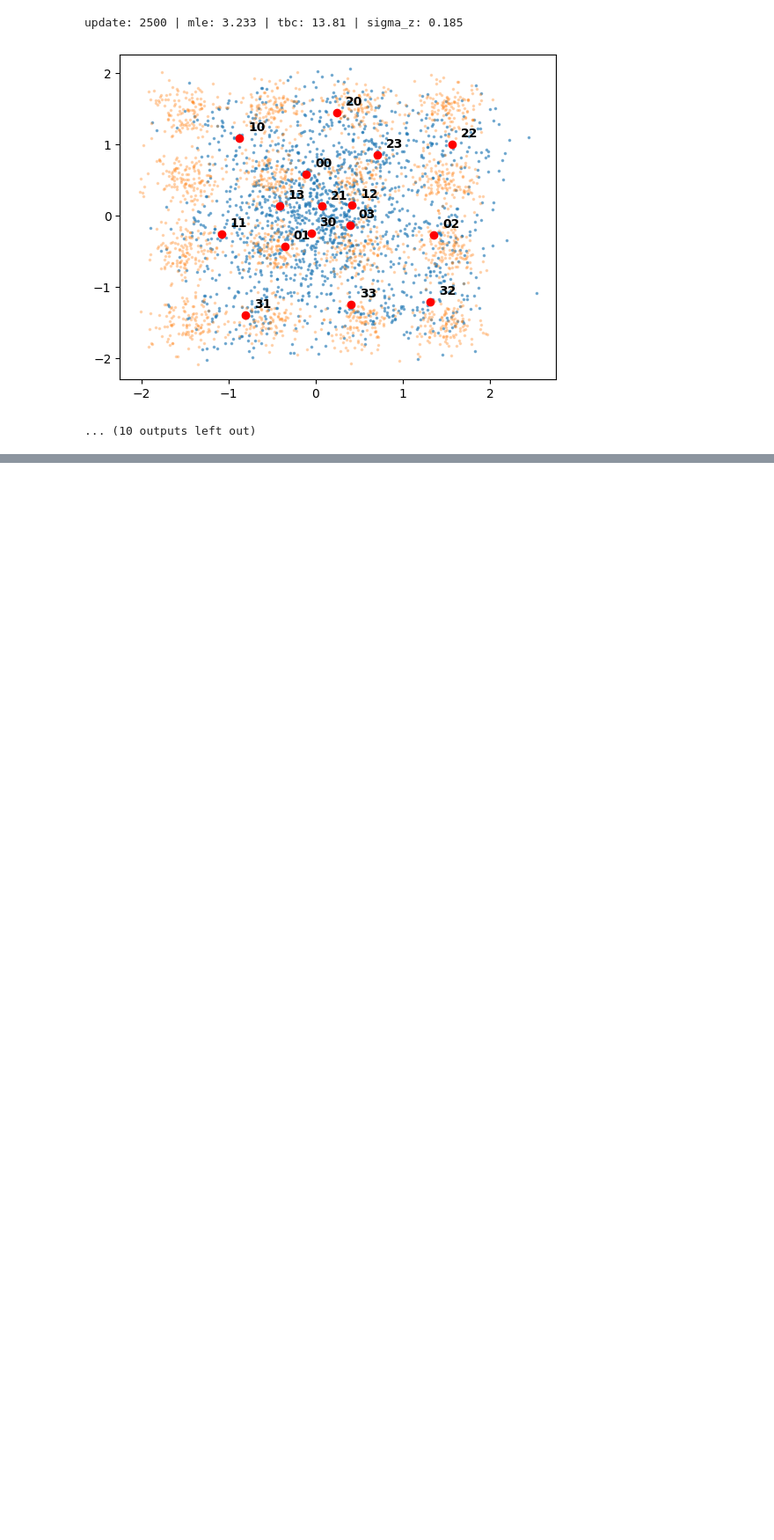
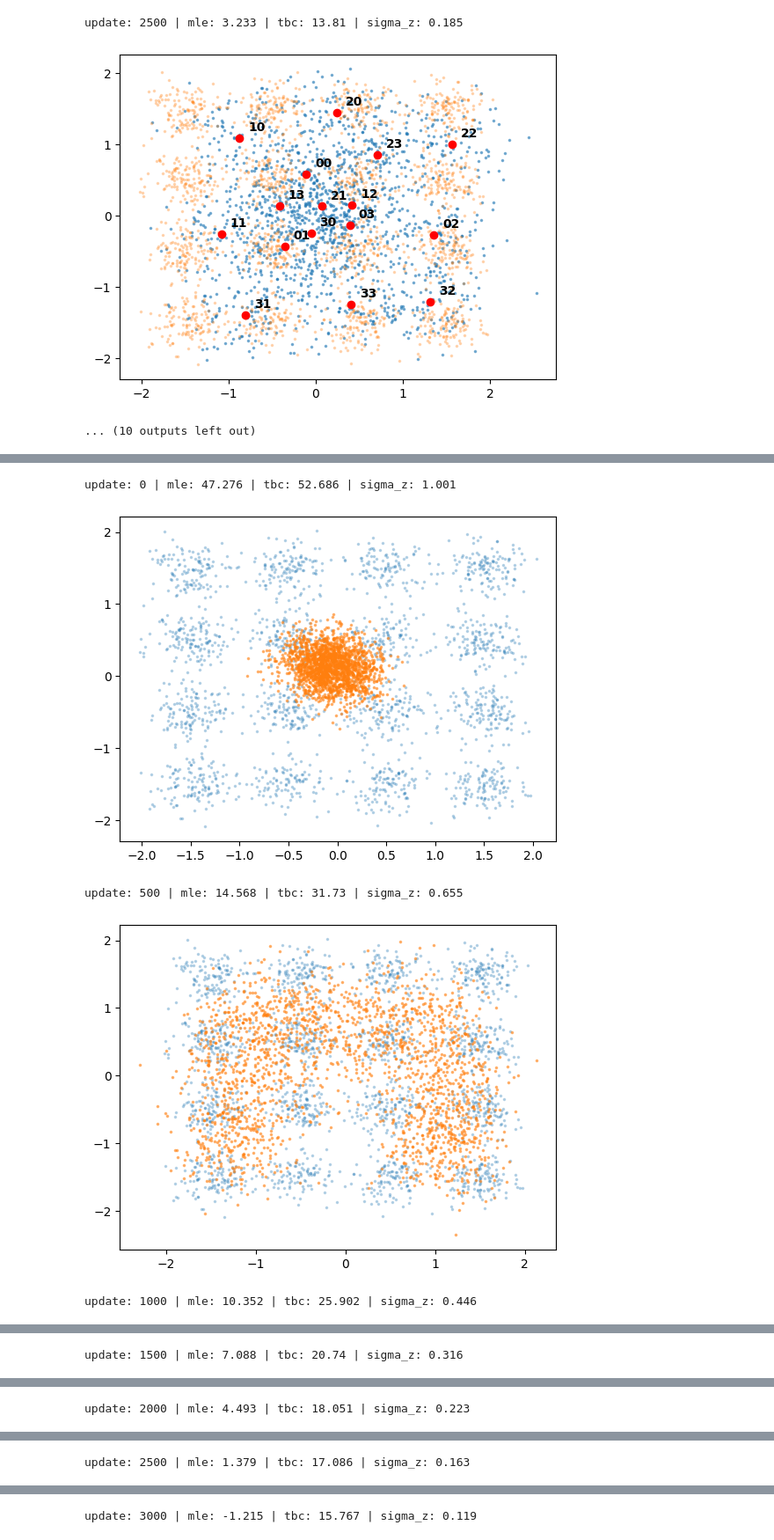
Before and after one commit to andrewnam/gfn_attractors, a Jupyter notebook: python/scripts/gaussians2d.ipynb, the cells around one changed output, grey strips where cells are left out. Shown at 88% size. Drawn from its saved outputs; the diff is of its cells as text; code cells hidden in the pictures; blank space fills up the shorter version.

Commit message:
Changed language model

```diff
--- a/python/scripts/gaussians2d.ipynb
+++ b/python/scripts/gaussians2d.ipynb
@@ -188,0 +349,48 @@ update: 2500 | mle: 3.233 | tbc: 13.81 | sigma_z: 0.185
+# %%
+def get_logp_w(w):
+    return (1 / (1 + w.argmax(-1))).log()
+# %%
+model = Model(dim_z=8, sd_x=sd, vocab_size=4).to(device)
+optimizer = optim.Adam(model.parameters(), lr=.001)
+max_length = 3
+# %%
+p_explore = .1
+d = einops.repeat(data, 'n x -> 2 n x')
+for update in trange(3001):
+    # M-step
+    with torch.no_grad():
+        z, w, logpb = model.sample_latents(data, max_length=max_length, p_explore=p_explore)
+    z, logpf_z = model.sample_z_w(w, z=z)
+    x, logpf_x = model.sample_x_z(z, x=data)
+    logpf = get_logp_w(w) + logpf_z + logpf_x
+    mle_loss = -logpf.mean()
+
+    # E-step
+    z, w, logpb = model.sample_latents(data, max_length=max_length, n=2, p_explore=p_explore)
+    with torch.no_grad():
+        z, logpf_z = model.sample_z_w(w, z=z)
+        x, logpf_x = model.sample_x_z(z, x=d)
+        logpf = get_logp_w(w) + logpf_z + logpf_x
+    tbc_loss = logpf[0] - logpb[0] - logpf[1] + logpb[1]
+    tbc_loss = (tbc_loss**2).mean()
+
+    loss = mle_loss + tbc_loss
+    loss.backward()
+    optimizer.step()
+    optimizer.zero_grad()
+
+    if update%500 == 0:
+        utils.kv_print(update=update, mle=mle_loss, tbc=tbc_loss, sigma_z=model.sigma_z)
+        with torch.no_grad():
+            z, w, logpb = model.sample_latents(data, max_length=max_length)
+            z, logpf_z = model.sample_z_w(w)
+            x, logpf_x = model.sample_x_z(z)
+        plt.scatter(*data.cpu().numpy().T, s=2.5, alpha=.25)
+        plt.scatter(*x.cpu().numpy().T, s=2.5, alpha=.5)
+        plt.show()
+# %% [output]
+update: 0 | mle: 47.276 | tbc: 52.686 | sigma_z: 1.001
+[figure, added]
+update: 500 | mle: 14.568 | tbc: 31.73 | sigma_z: 0.655
+[figure, added]
+update: 1000 | mle: 10.352 | tbc: 25.902 | sigma_z: 0.446
@@ -188,0 +398 @@ update: 2500 | mle: 3.233 | tbc: 13.81 | sigma_z: 0.185
+update: 1500 | mle: 7.088 | tbc: 20.74 | sigma_z: 0.316
@@ -188,0 +400 @@ update: 2500 | mle: 3.233 | tbc: 13.81 | sigma_z: 0.185
+update: 2000 | mle: 4.493 | tbc: 18.051 | sigma_z: 0.223
@@ -188,0 +402 @@ update: 2500 | mle: 3.233 | tbc: 13.81 | sigma_z: 0.185
+update: 2500 | mle: 1.379 | tbc: 17.086 | sigma_z: 0.163
@@ -188,0 +404 @@ update: 2500 | mle: 3.233 | tbc: 13.81 | sigma_z: 0.185
+update: 3000 | mle: -1.215 | tbc: 15.767 | sigma_z: 0.119
```
Also changed, not shown: parts of 8 cells of this notebook.
